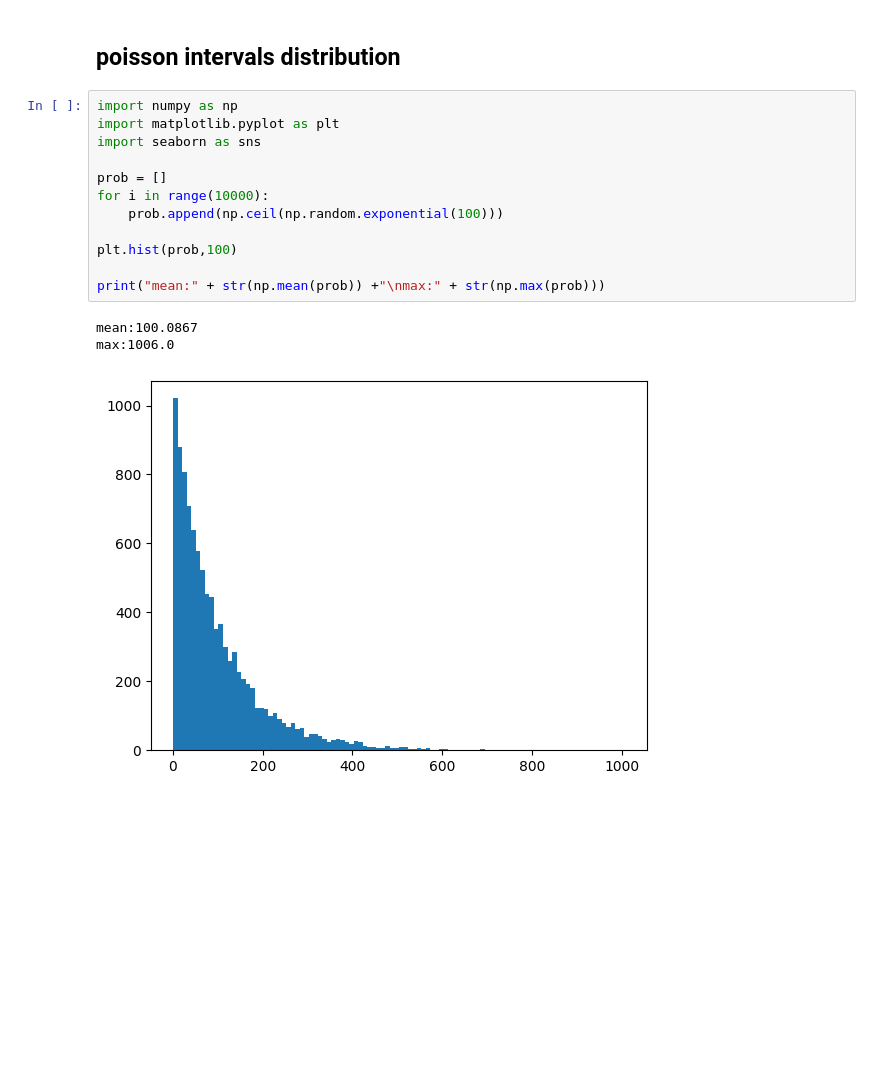
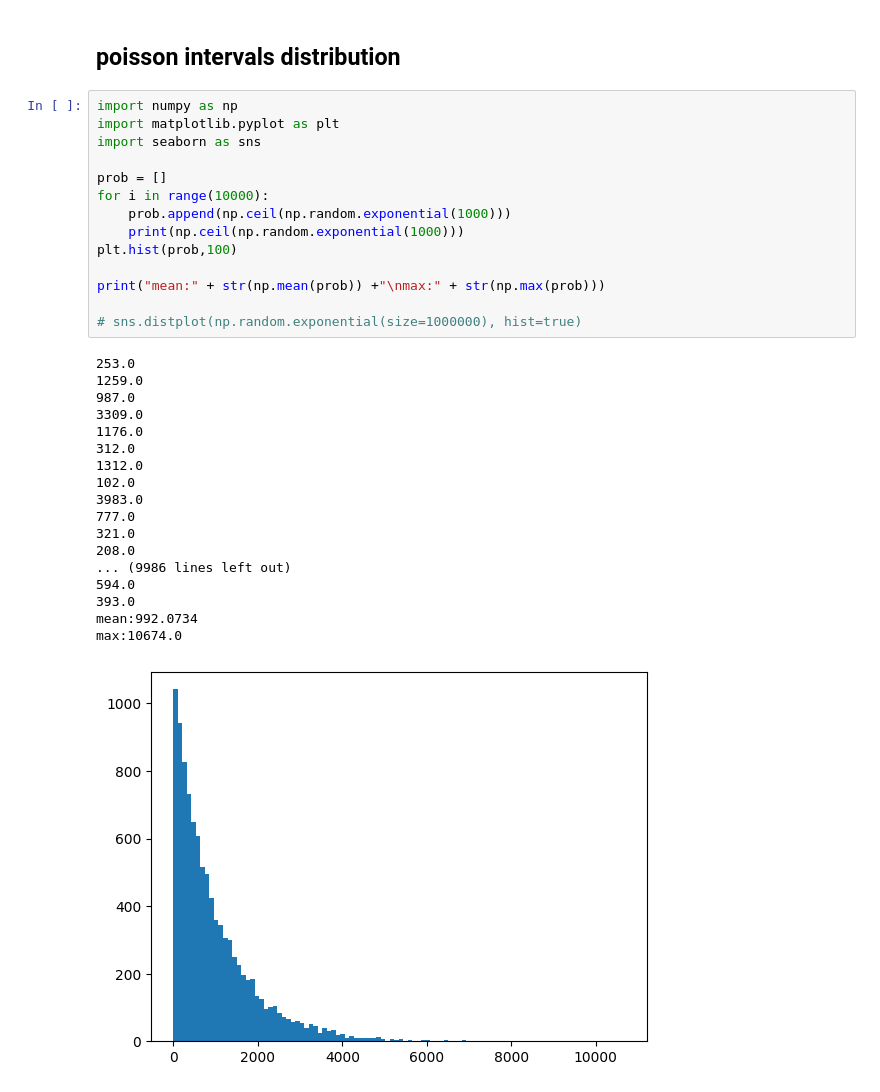
Before and after one commit to SagiMeir/Simulations4Beginners, a Jupyter notebook: poisson_rate_for_gaussians.ipynb, the cells around one changed output. Drawn from its saved outputs; the diff is of its cells as text; blank space fills up the shorter version.

Commit message:
study the  exponential func

```diff
--- a/poisson_rate_for_gaussians.ipynb
+++ b/poisson_rate_for_gaussians.ipynb
@@ -3,16 +3,33 @@
 # %%
 import numpy as np
 import matplotlib.pyplot as plt
 import seaborn as sns
 
 prob = []
 for i in range(10000):
-    prob.append(np.ceil(np.random.exponential(100)))
-
+    prob.append(np.ceil(np.random.exponential(1000)))
+    print(np.ceil(np.random.exponential(1000)))
 plt.hist(prob,100)
 
 print("mean:" + str(np.mean(prob)) +"\nmax:" + str(np.max(prob)))
+
+# sns.distplot(np.random.exponential(size=1000000), hist=true)
 # %% [output]
-mean:100.0867
-max:1006.0
+253.0
+1259.0
+987.0
+3309.0
+1176.0
+312.0
+1312.0
+102.0
+3983.0
+777.0
+321.0
+208.0
+... (9986 lines left out)
+594.0
+393.0
+mean:992.0734
+max:10674.0
-[figure, old version]
+[figure, new version]
```
Also changed, not shown: 1 other file.
